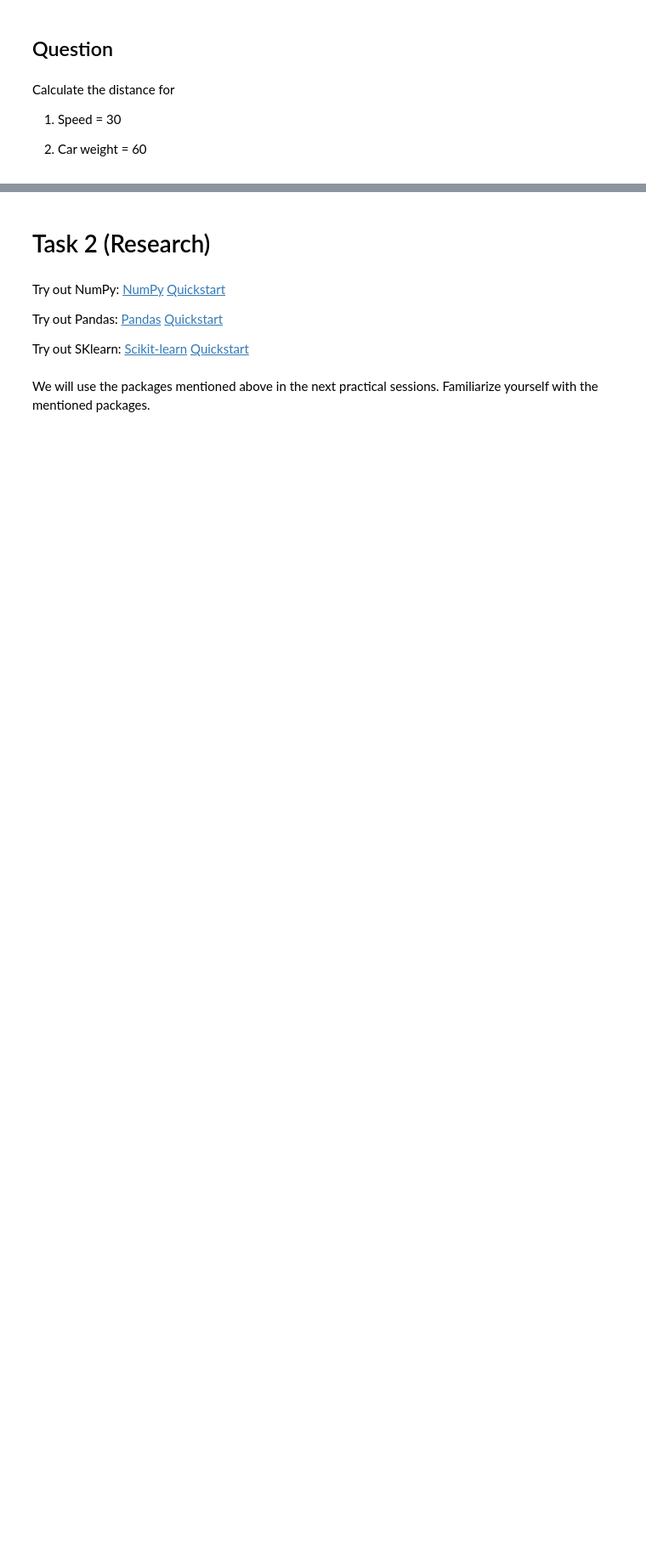
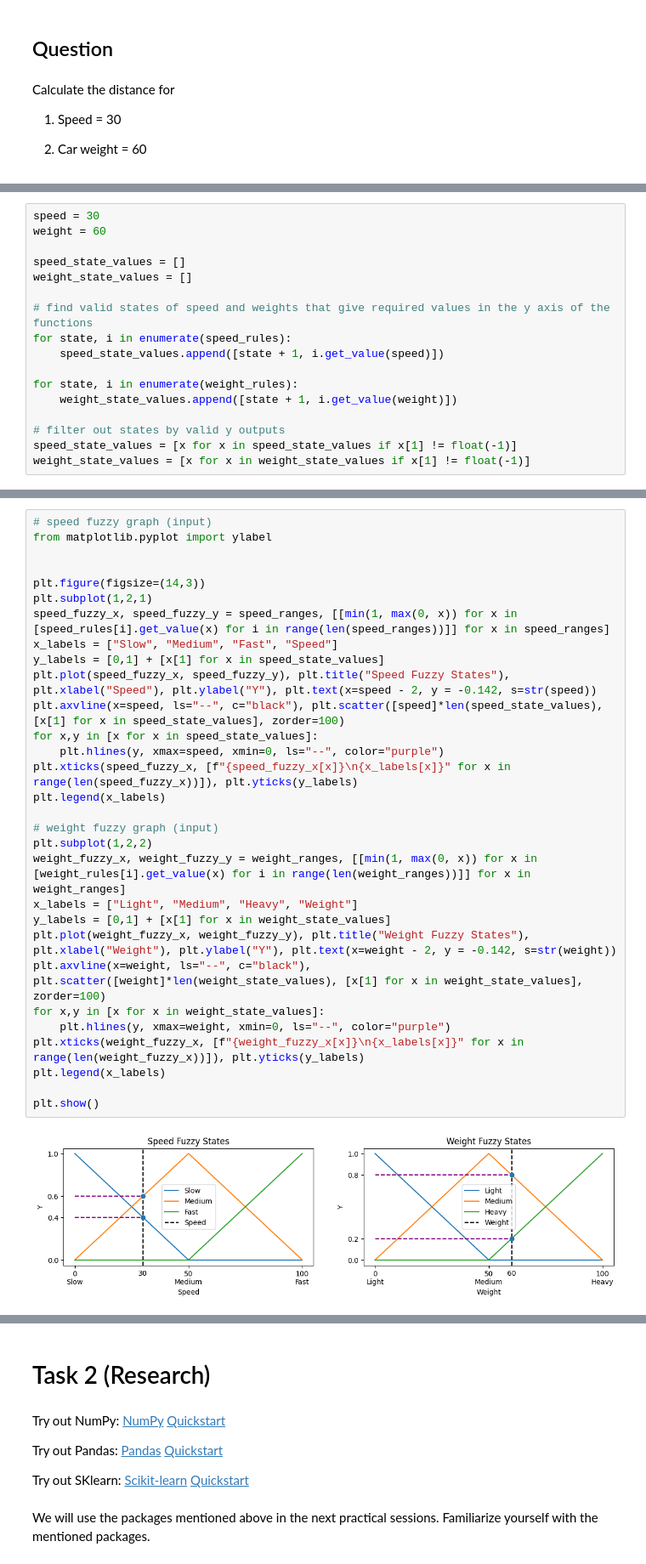
Before and after one commit to devilb2103/Sem---4, a Jupyter notebook: THI/Algorithms for AI 1/Assignment 2/Fuzzy_Logic.ipynb, the cells around one changed output, grey strips where cells are left out. Shown at 85% size. Saved outputs shown, nothing was run; the diff lists cells and outputs as text; blank space fills up the shorter version.

```diff
--- a/THI/Algorithms for AI 1/Assignment 2/Fuzzy_Logic.ipynb
+++ b/THI/Algorithms for AI 1/Assignment 2/Fuzzy_Logic.ipynb
@@ -153,0 +212,17 @@ for i in range(len(weight_ranges)):
+# %%
+speed = 30
+weight = 60
+
+speed_state_values = []
+weight_state_values = []
+
+# find valid states of speed and weights that give required values in the y axis of the functions
+for state, i in enumerate(speed_rules):
+    speed_state_values.append([state + 1, i.get_value(speed)])
+
+for state, i in enumerate(weight_rules):
+    weight_state_values.append([state + 1, i.get_value(weight)])
+
+# filter out states by valid y outputs
+speed_state_values = [x for x in speed_state_values if x[1] != float(-1)]
+weight_state_values = [x for x in weight_state_values if x[1] != float(-1)]
@@ -153,0 +237,32 @@ for i in range(len(weight_ranges)):
+# %%
+# speed fuzzy graph (input)
+from matplotlib.pyplot import ylabel
+
+
+plt.figure(figsize=(14,3))
+plt.subplot(1,2,1)
+speed_fuzzy_x, speed_fuzzy_y = speed_ranges, [[min(1, max(0, x)) for x in [speed_rules[i].get_value(x) for i in range(len(speed_ranges))]] for x in speed_ranges]
+x_labels = ["Slow", "Medium", "Fast", "Speed"]
+y_labels = [0,1] + [x[1] for x in speed_state_values]
+plt.plot(speed_fuzzy_x, speed_fuzzy_y), plt.title("Speed Fuzzy States"), plt.xlabel("Speed"), plt.ylabel("Y"), plt.text(x=speed - 2, y = -0.142, s=str(speed))
+plt.axvline(x=speed, ls="--", c="black"), plt.scatter([speed]*len(speed_state_values), [x[1] for x in speed_state_values], zorder=100)
+for x,y in [x for x in speed_state_values]:
+    plt.hlines(y, xmax=speed, xmin=0, ls="--", color="purple")
+plt.xticks(speed_fuzzy_x, [f"{speed_fuzzy_x[x]}\n{x_labels[x]}" for x in range(len(speed_fuzzy_x))]), plt.yticks(y_labels)
+plt.legend(x_labels)
+
+# weight fuzzy graph (input)
+plt.subplot(1,2,2)
+weight_fuzzy_x, weight_fuzzy_y = weight_ranges, [[min(1, max(0, x)) for x in [weight_rules[i].get_value(x) for i in range(len(weight_ranges))]] for x in weight_ranges]
+x_labels = ["Light", "Medium", "Heavy", "Weight"]
+y_labels = [0,1] + [x[1] for x in weight_state_values]
+plt.plot(weight_fuzzy_x, weight_fuzzy_y), plt.title("Weight Fuzzy States"), plt.xlabel("Weight"), plt.ylabel("Y"), plt.text(x=weight - 2, y = -0.142, s=str(weight))
+plt.axvline(x=weight, ls="--", c="black"), plt.scatter([weight]*len(weight_state_values), [x[1] for x in weight_state_values], zorder=100)
+for x,y in [x for x in weight_state_values]:
+    plt.hlines(y, xmax=weight, xmin=0, ls="--", color="purple")
+plt.xticks(weight_fuzzy_x, [f"{weight_fuzzy_x[x]}\n{x_labels[x]}" for x in range(len(weight_fuzzy_x))]), plt.yticks(y_labels)
+plt.legend(x_labels)
+
+plt.show()
+# %% [output]
+[figure, added]
```
Also changed, not shown: parts of 24 cells of this notebook.
